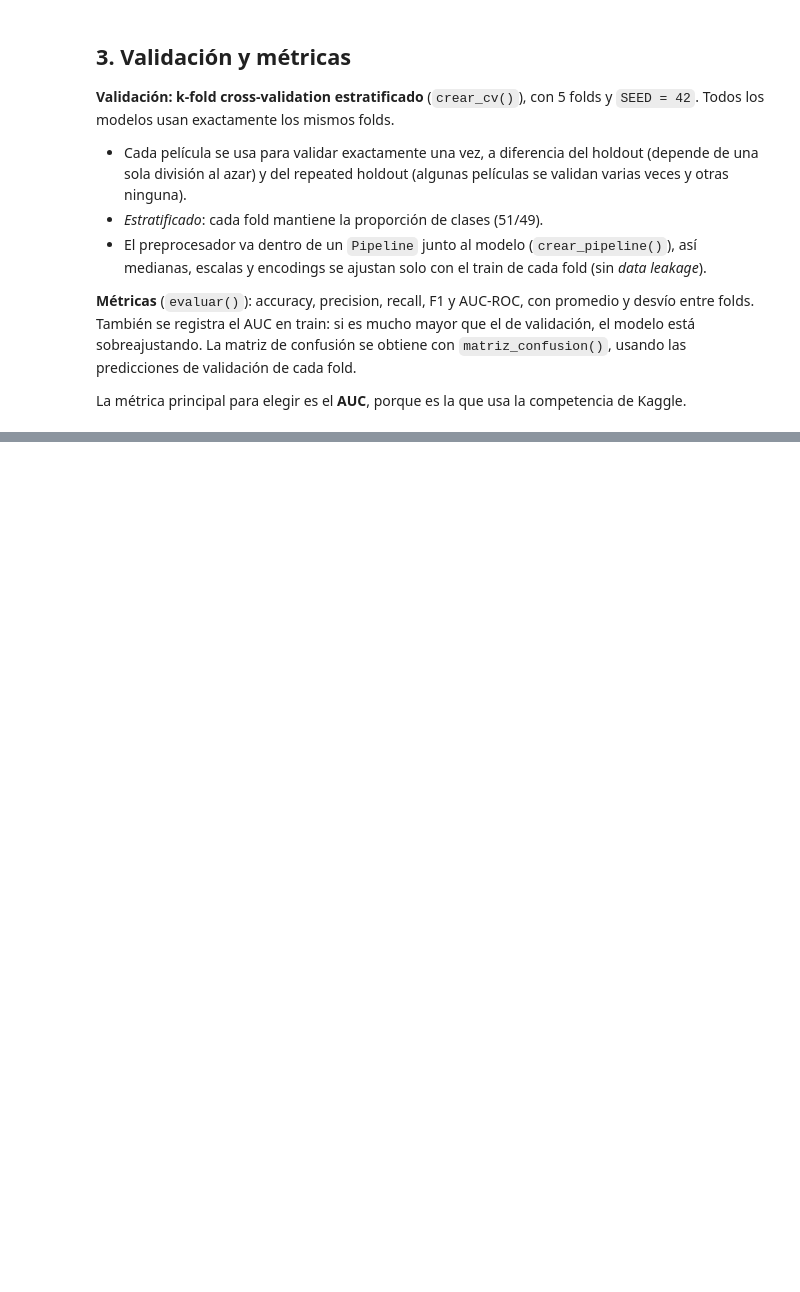
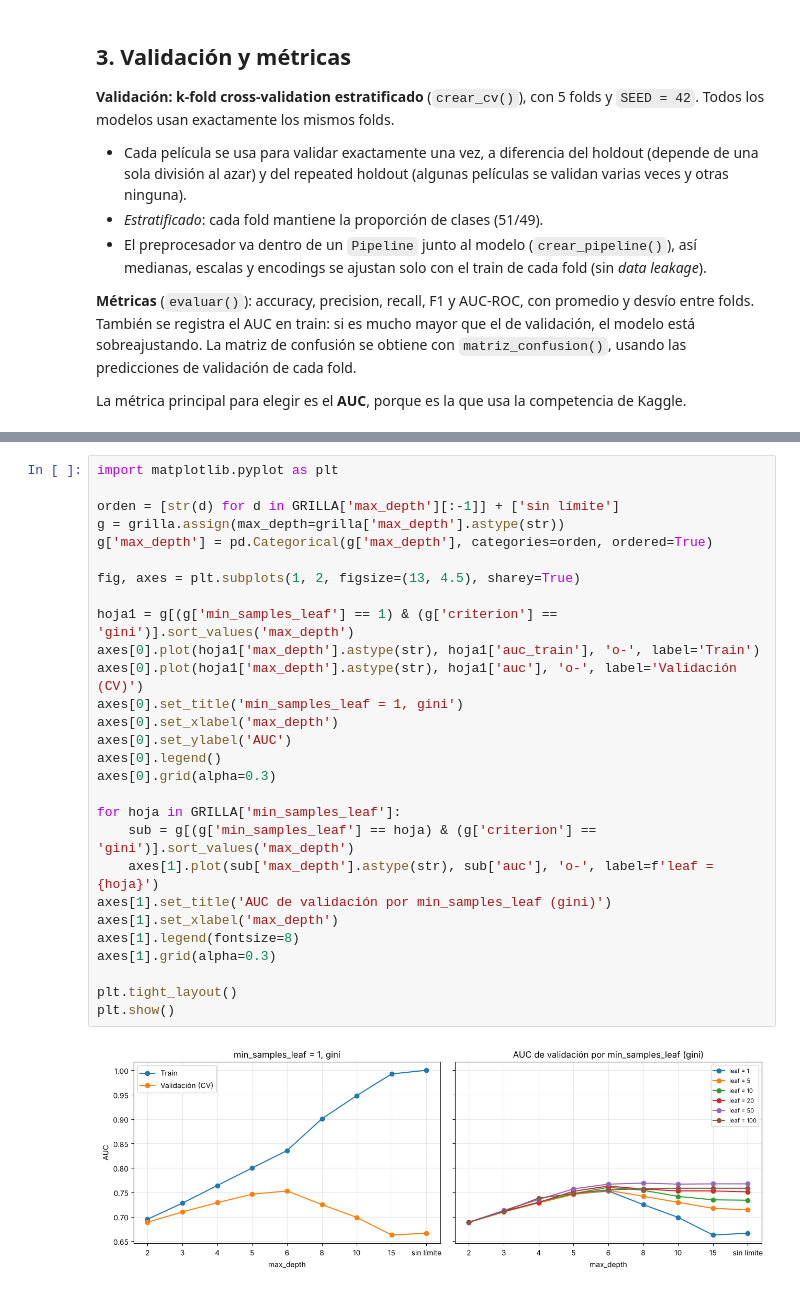
Before and after one commit to juanmareolon/OBL_ML, a Jupyter notebook: Arbol_Clasificacion.ipynb, the cells around one changed output, grey strips where cells are left out. Drawn from its saved outputs; the diff is of its cells as text; blank space fills up the shorter version.

```diff
--- a/Arbol_Clasificacion.ipynb
+++ b/Arbol_Clasificacion.ipynb
@@ -77,0 +169,30 @@ La métrica principal para elegir es el **AUC**, porque es la que usa la compete
+# %%
+import matplotlib.pyplot as plt
+
+orden = [str(d) for d in GRILLA['max_depth'][:-1]] + ['sin límite']
+g = grilla.assign(max_depth=grilla['max_depth'].astype(str))
+g['max_depth'] = pd.Categorical(g['max_depth'], categories=orden, ordered=True)
+
+fig, axes = plt.subplots(1, 2, figsize=(13, 4.5), sharey=True)
+
+hoja1 = g[(g['min_samples_leaf'] == 1) & (g['criterion'] == 'gini')].sort_values('max_depth')
+axes[0].plot(hoja1['max_depth'].astype(str), hoja1['auc_train'], 'o-', label='Train')
+axes[0].plot(hoja1['max_depth'].astype(str), hoja1['auc'], 'o-', label='Validación (CV)')
+axes[0].set_title('min_samples_leaf = 1, gini')
+axes[0].set_xlabel('max_depth')
+axes[0].set_ylabel('AUC')
+axes[0].legend()
+axes[0].grid(alpha=0.3)
+
+for hoja in GRILLA['min_samples_leaf']:
+    sub = g[(g['min_samples_leaf'] == hoja) & (g['criterion'] == 'gini')].sort_values('max_depth')
+    axes[1].plot(sub['max_depth'].astype(str), sub['auc'], 'o-', label=f'leaf = {hoja}')
+axes[1].set_title('AUC de validación por min_samples_leaf (gini)')
+axes[1].set_xlabel('max_depth')
+axes[1].legend(fontsize=8)
+axes[1].grid(alpha=0.3)
+
+plt.tight_layout()
+plt.show()
+# %% [output]
+[figure, added]
```
Also changed, not shown: parts of 28 cells of this notebook, 4 other files.
